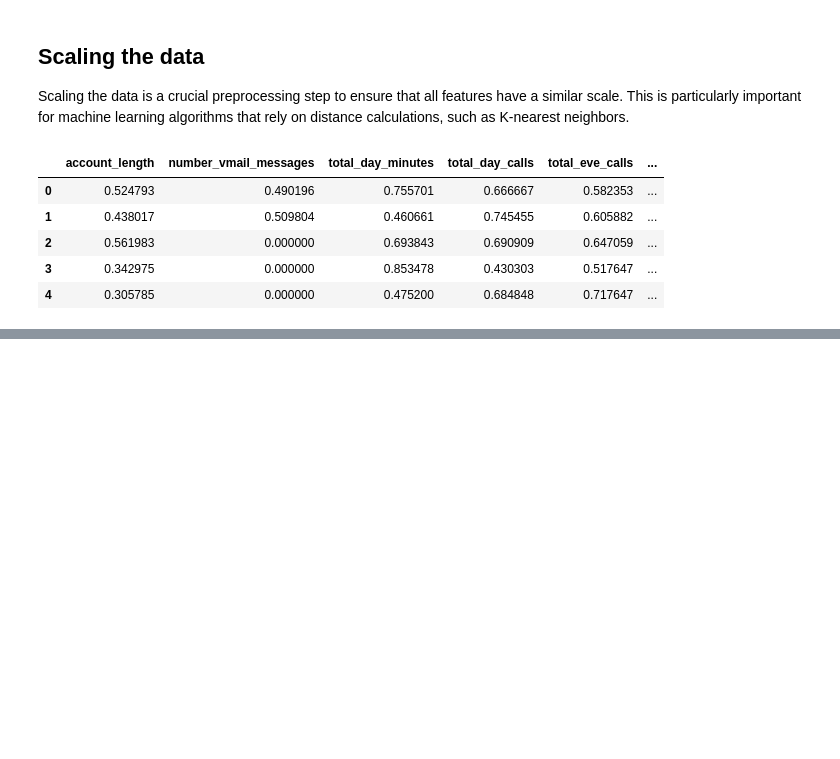
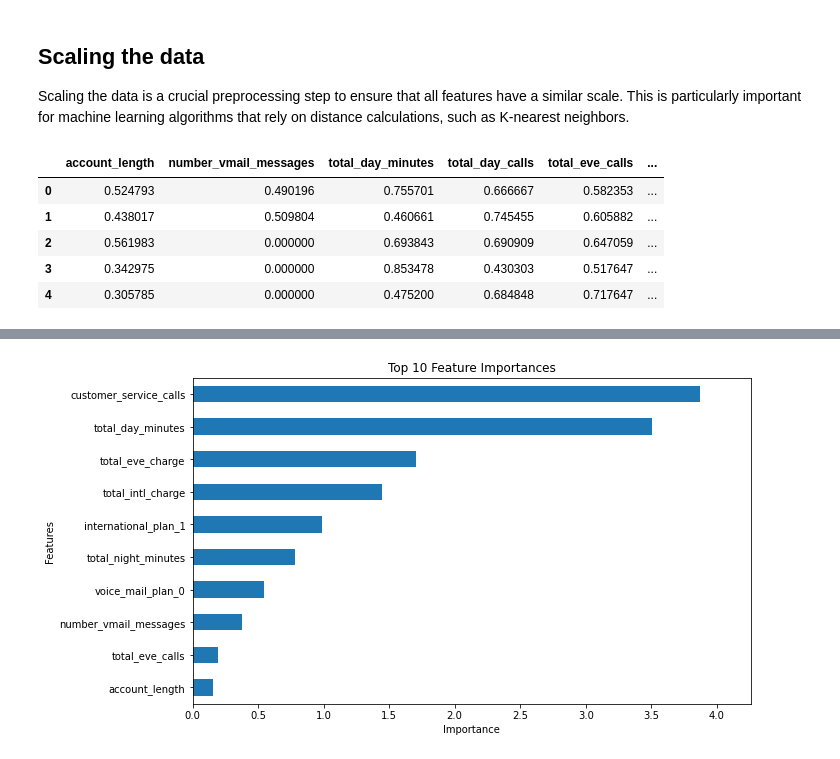
Before and after one commit to juliettmwaura/Phase-3-Project, a Jupyter notebook: Telecomms.ipynb, the cells around one changed output, grey strips where cells are left out. Drawn from its saved outputs; the diff is of its cells as text; code cells hidden in the pictures; blank space fills up the shorter version.

Commit message:
modeling

```diff
--- a/Telecomms.ipynb
+++ b/Telecomms.ipynb
@@ -543,0 +764,24 @@ df.head()
+# %%
+# Instantiate and fit the logistic regression model
+logistic_regression_model = LogisticRegression()
+logistic_regression_model.fit(X_train, y_train)
+
+# Retrieve coefficients
+coefficients = logistic_regression_model.coef_[0]
+
+# Extract feature importances
+feature_names = X_train.columns
+feature_importances = pd.Series(coefficients, index=feature_names)
+feature_importances = feature_importances.sort_values(ascending=False)
+
+# Plot top 10 feature importances
+plt.figure(figsize=(10, 6))
+top_features = feature_importances[:10]
+top_features.sort_values().plot(kind='barh')
+plt.xlabel('Importance')
+plt.ylabel('Features')
+plt.title('Top 10 Feature Importances')
+plt.xlim(0, max(top_features) * 1.1)
+plt.show()
+# %% [output]
+[figure, added]
```
Also changed, not shown: parts of 36 cells of this notebook.
